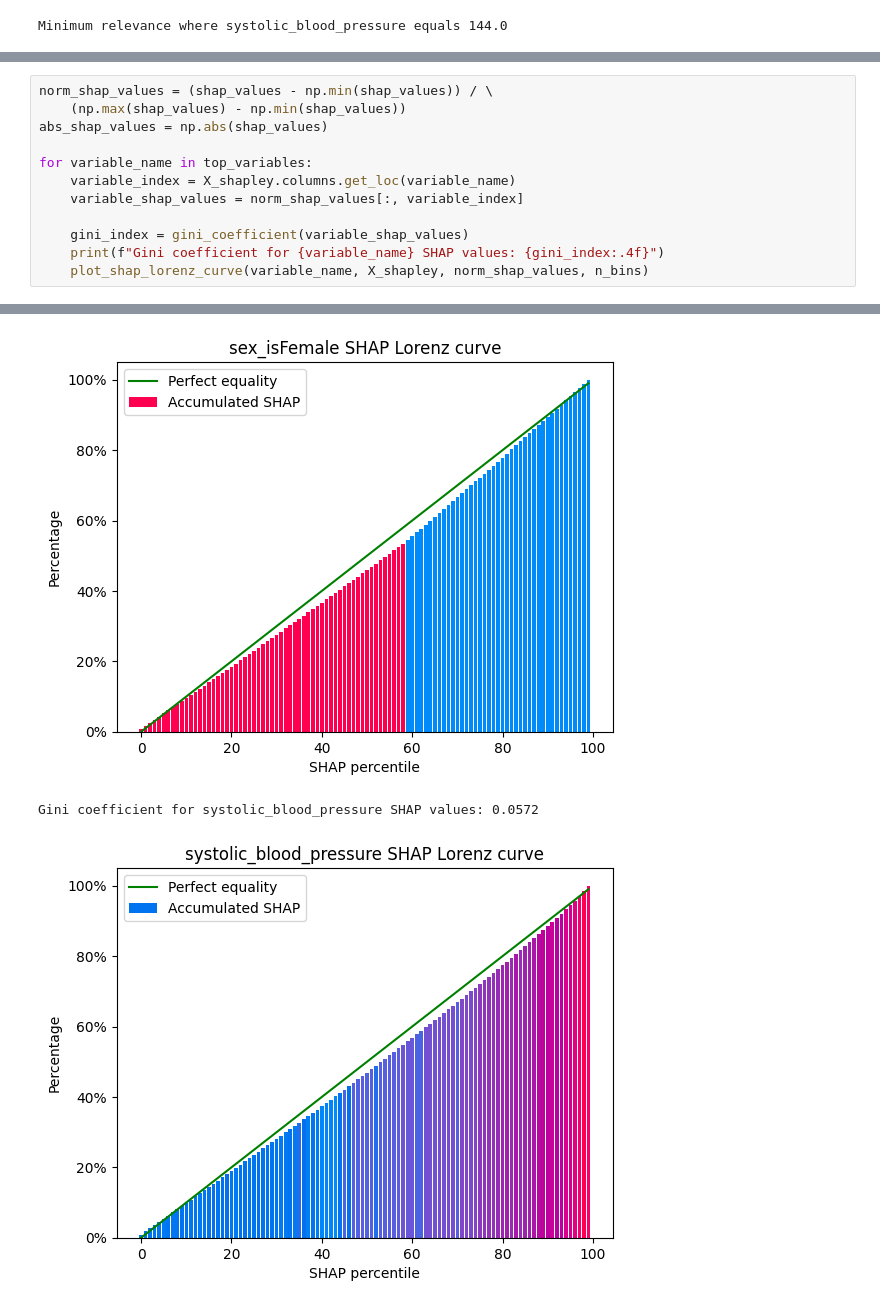
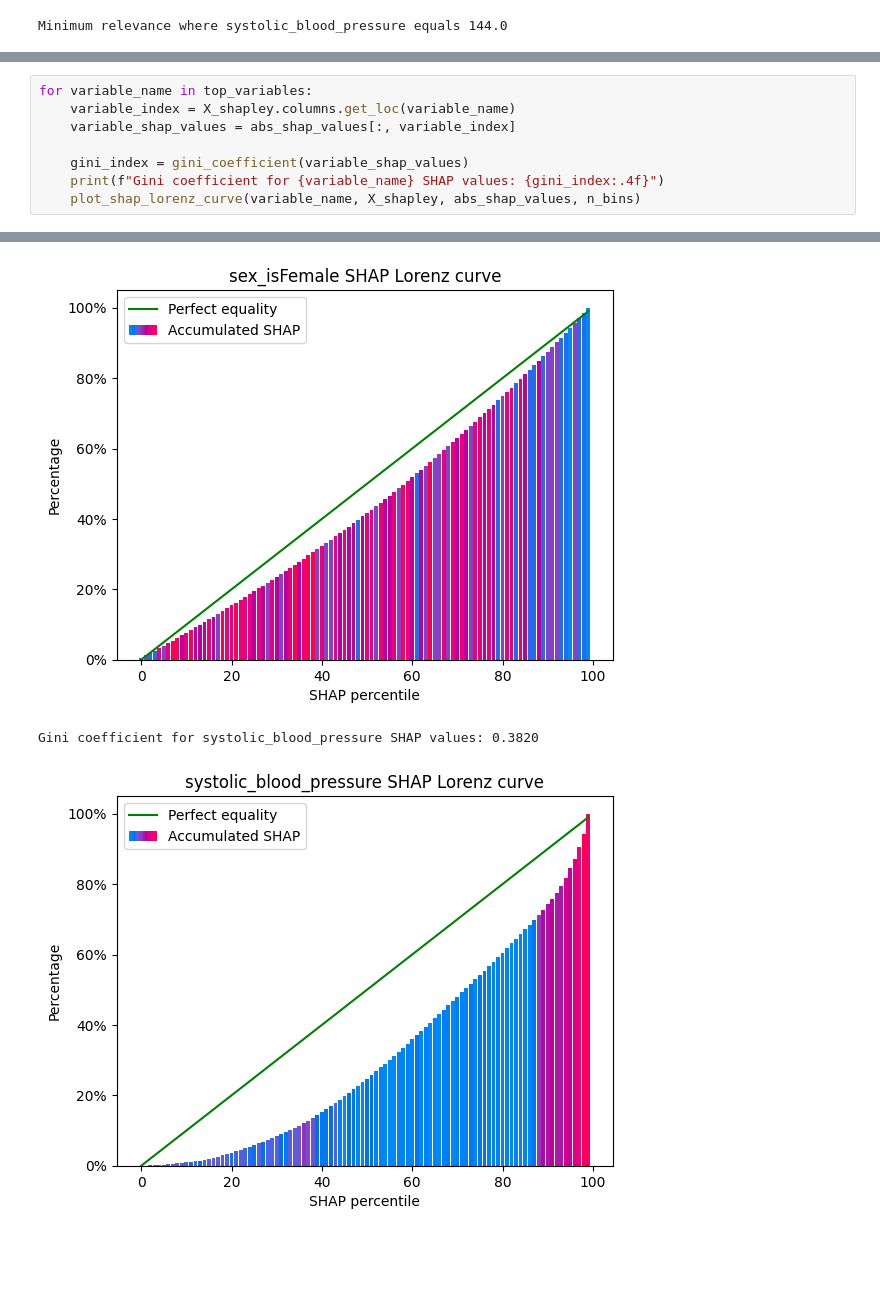
Before and after one commit to perez-sechi/thesis-python, a Jupyter notebook: run/Cap6/nhanesi_variable_profile.ipynb, the cells around one changed output, grey strips where cells are left out. Cells and saved outputs as stored; diff of their text form; blank space fills up the shorter version.

```diff
--- a/run/Cap6/nhanesi_variable_profile.ipynb
+++ b/run/Cap6/nhanesi_variable_profile.ipynb
@@ -122,13 +47,9 @@ def plot_shap_lorenz_curve(variable_name, X, shap_values, n_bins):
 # %%
-norm_shap_values = (shap_values - np.min(shap_values)) / \
-    (np.max(shap_values) - np.min(shap_values))
-abs_shap_values = np.abs(shap_values)
-
 for variable_name in top_variables:
     variable_index = X_shapley.columns.get_loc(variable_name)
-    variable_shap_values = norm_shap_values[:, variable_index]
+    variable_shap_values = abs_shap_values[:, variable_index]
 
     gini_index = gini_coefficient(variable_shap_values)
     print(f"Gini coefficient for {variable_name} SHAP values: {gini_index:.4f}")
-    plot_shap_lorenz_curve(variable_name, X_shapley, norm_shap_values, n_bins)
+    plot_shap_lorenz_curve(variable_name, X_shapley, abs_shap_values, n_bins)
 # %% [output]
@@ -138,3 +59,3 @@ Gini coefficient for sex_isFemale SHAP values: 0.0633
-[figure, old version]
+[figure, new version]
-Gini coefficient for systolic_blood_pressure SHAP values: 0.0572
+Gini coefficient for systolic_blood_pressure SHAP values: 0.3820
-[figure, old version]
+[figure, new version]
```
Also changed, not shown: parts of 5 cells of this notebook, 3 other files.
